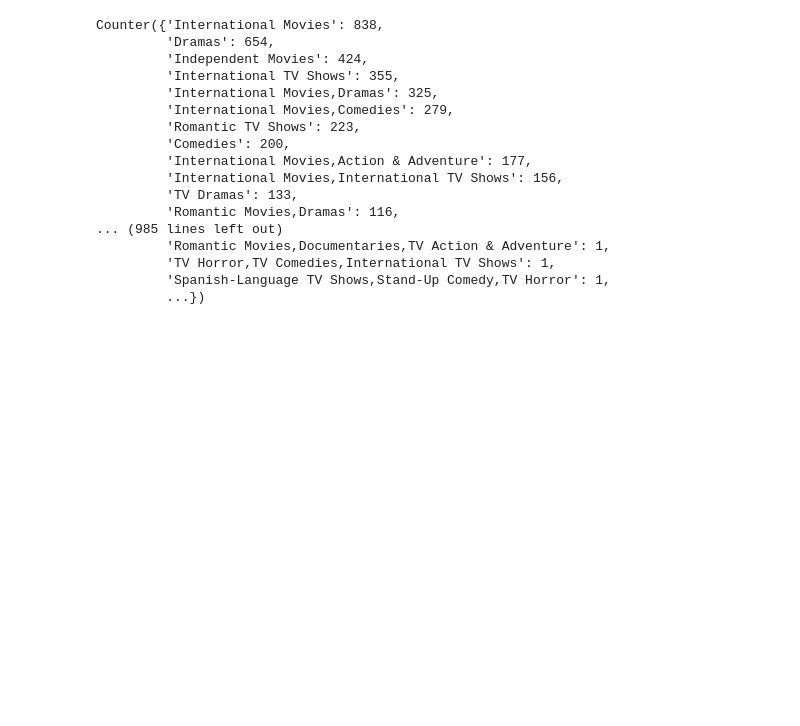
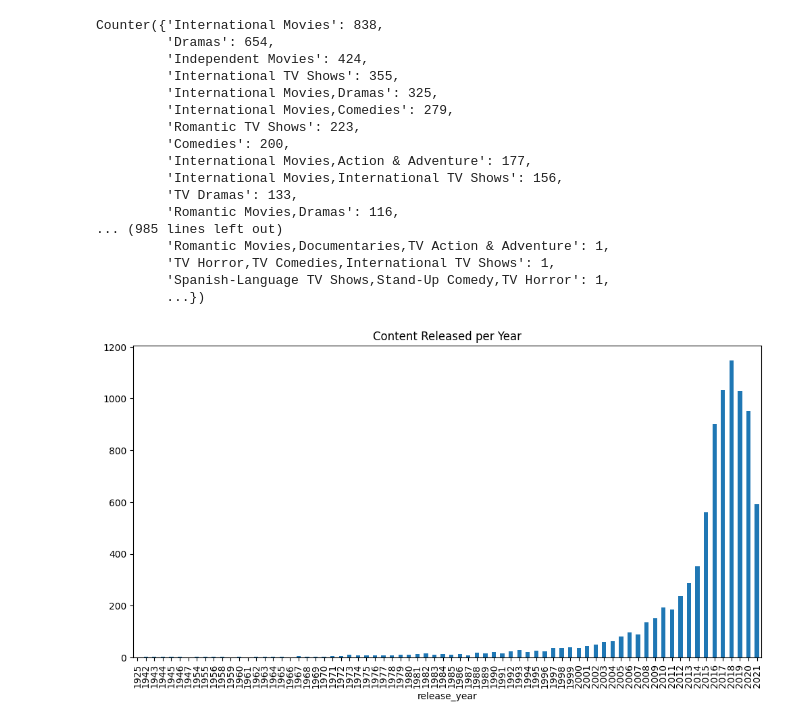
Before and after one commit to shivakumar99/Movie-TVShow-Recommender, a Jupyter notebook: notebooks/eda.ipynb, the cells around one changed output. Saved outputs shown, nothing was run; the diff lists cells and outputs as text; code cells hidden in the pictures; blank space fills up the shorter version.

```diff
--- a/notebooks/eda.ipynb
+++ b/notebooks/eda.ipynb
@@ -98,5 +107,11 @@ Counter({'International Movies': 838,
          'Spanish-Language TV Shows,Stand-Up Comedy,TV Horror': 1,
          ...})
 # %%
-from sklearn.preprocessing import MultiLabelBinarizer
+# Visualization: Count of Movies per year
+plt.figure(figsize=(12,6))
+df['release_year'].value_counts().sort_index().plot(kind='bar')
+plt.title("Content Released per Year")
+plt.show()
+# %% [output]
+[figure, added]
 # %%
```
Also changed, not shown: parts of 8 cells of this notebook.
